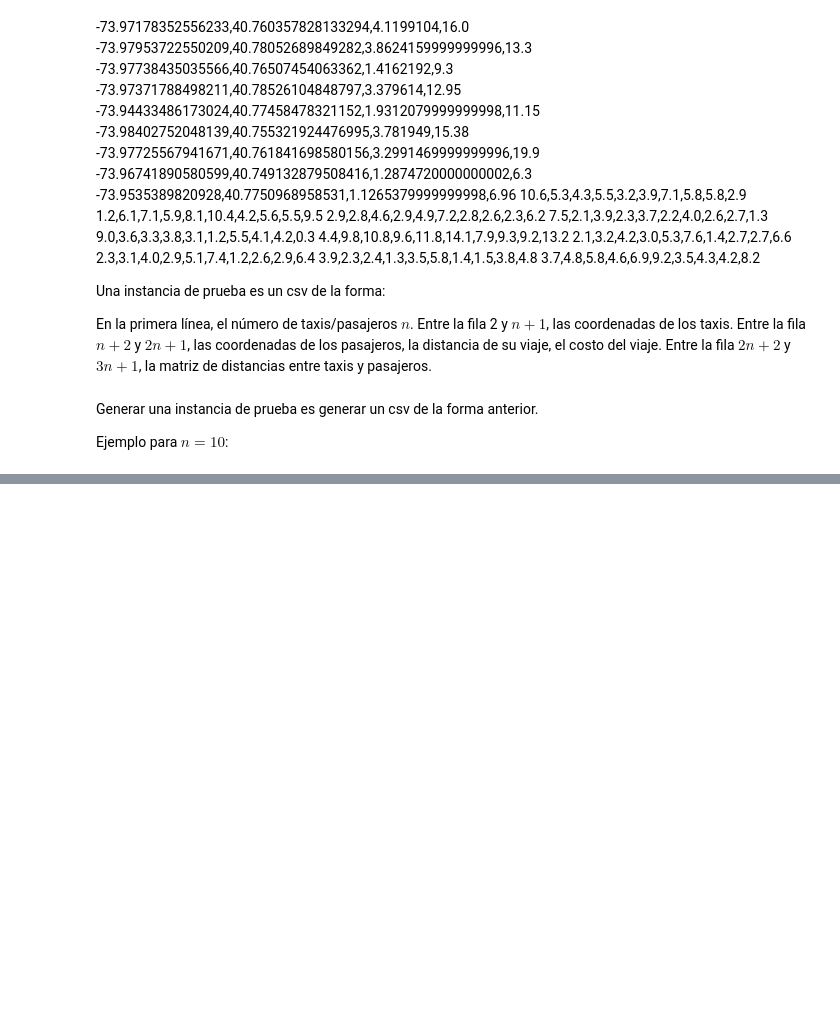
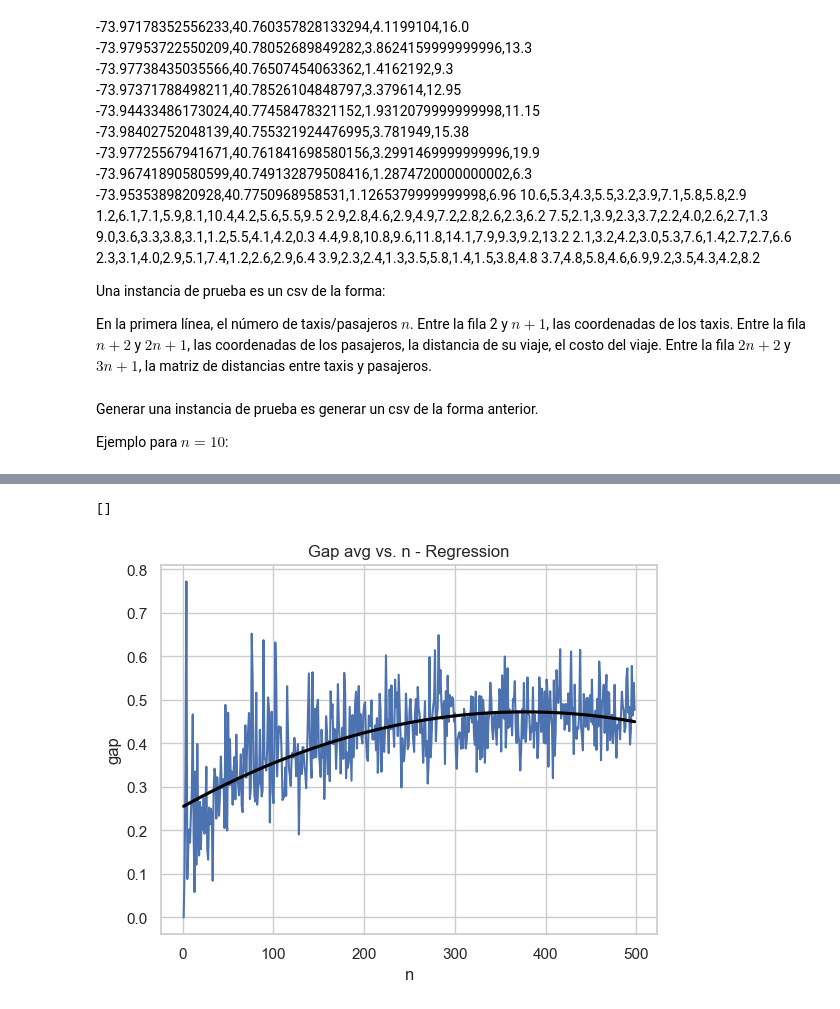
Before and after one commit to Luquish/TP1_TDV, a Jupyter notebook: src/scripts/experimentacion.ipynb, the cells around one changed output, grey strips where cells are left out. Drawn from its saved outputs; the diff is of its cells as text; code cells hidden in the pictures; blank space fills up the shorter version.

```diff
--- a/src/scripts/experimentacion.ipynb
+++ b/src/scripts/experimentacion.ipynb
@@ -229,0 +322,25 @@ for n in range(2, 501):
+# %%
+# Add a regression line
+
+#reset axes
+ad_hoc_solutions.groupby("n")["gap"].mean().plot()
+sns.set_theme(style="whitegrid")
+
+ax = sns.regplot(
+                x="n",
+                y="gap",
+                data=ad_hoc_solutions,
+                order=2,
+                ci=None,
+                color="black",
+                marker="",
+            )
+
+
+#set title to "Gap avg vs. n - Regression"
+ax.set_title("Gap avg vs. n - Regression")
+
+ax.plot()
+# %% [output]
+[]
+[figure, added]
```
Also changed, not shown: parts of 21 cells of this notebook, 5 other files.
